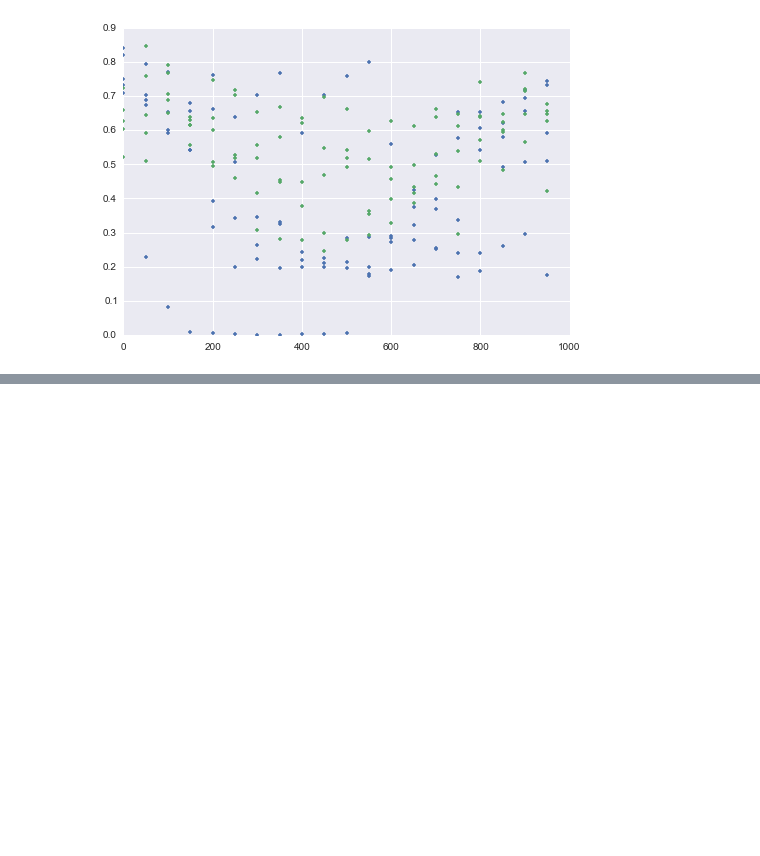
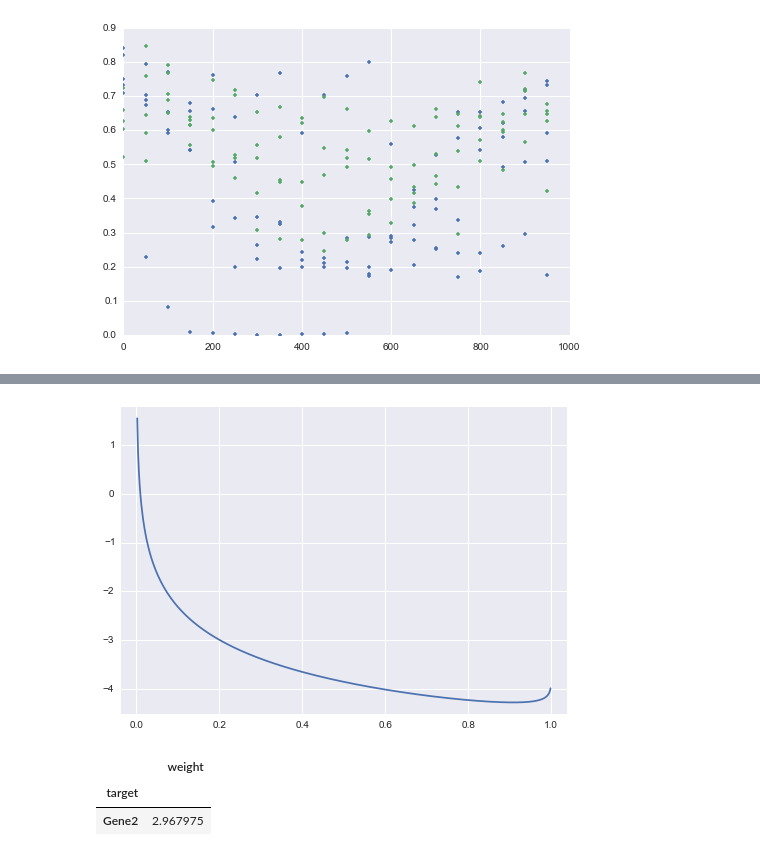
Before and after one commit to smason/ip2, a Jupyter notebook: csi.ipynb, the cells around one changed output, grey strips where cells are left out. Cells and saved outputs as stored; diff of their text form; code cells hidden in the pictures; blank space fills up the shorter version.

```diff
--- a/csi.ipynb
+++ b/csi.ipynb
@@ -174,0 +142,7 @@ plt.plot(np.sort(ll));
+# %%
+import scipy.stats as sps
+x = np.linspace(0,1,501)
+plt.margins(0.04)
+plt.plot(x,sps.beta.logpdf(x,0.01,0.9));
+# %% [output]
+[figure, added]
@@ -174,0 +156,6 @@ plt.plot(np.sort(ll));
+# %%
+wei.groupby("target").sum()
+# %% [output]
+|  | weight |
+| target |  |
+| Gene2 | 2.967975 |
```
Also changed, not shown: parts of 13 cells of this notebook.
